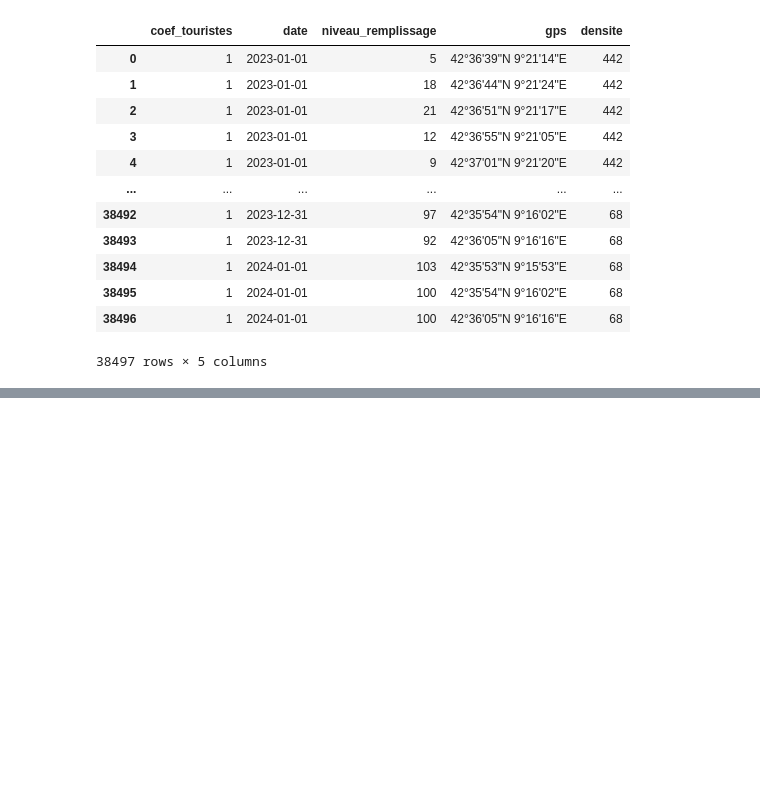
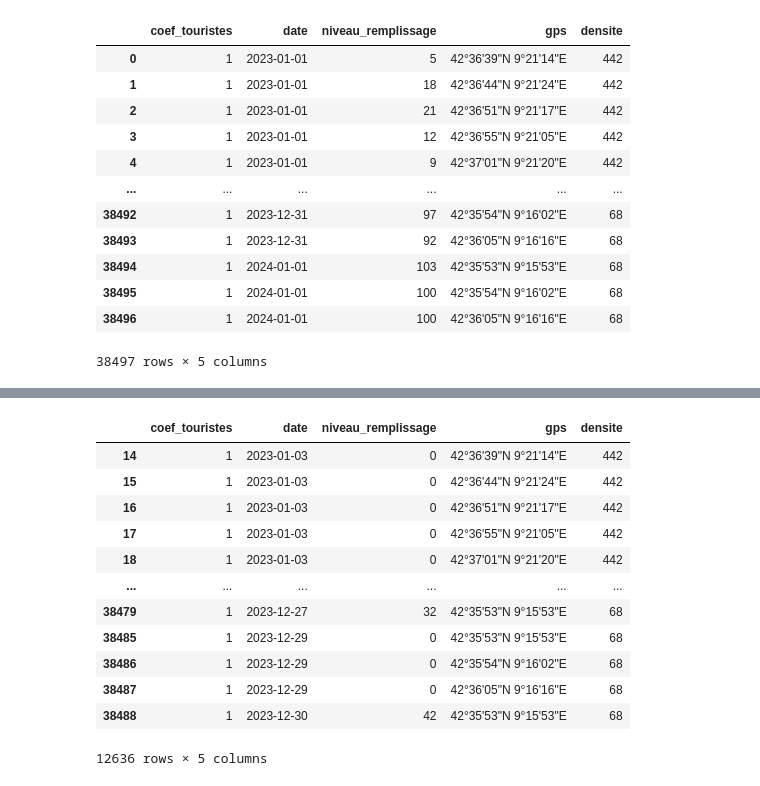
Before and after one commit to Edouard1er/smart-waste-manager-backend, a Jupyter notebook: backend/models/apprentissage_initial.ipynb, the cells around one changed output, grey strips where cells are left out. Cells and saved outputs as stored; diff of their text form; code cells hidden in the pictures; blank space fills up the shorter version.

```diff
--- a/backend/models/apprentissage_initial.ipynb
+++ b/backend/models/apprentissage_initial.ipynb
@@ -158,3 +195,32 @@ df
+# %%
+
+list_mask = []
+flag_next = False
+for tup in df.itertuples():
+    if tup.niveau_remplissage == 0:
+        flag_next = True
+        list_mask.append(True)
+    elif flag_next:
+        flag_next = False
+        list_mask.append(True)
+    else:
+        list_mask.append(False)
+
+df[list_mask]
+# %% [output]
+|  | coef_touristes | date | niveau_remplissage | gps | densite |
+| 14 | 1 | 2023-01-03 | 0 | 42°36'39"N 9°21'14"E | 442 |
+| 15 | 1 | 2023-01-03 | 0 | 42°36'44"N 9°21'24"E | 442 |
+| 16 | 1 | 2023-01-03 | 0 | 42°36'51"N 9°21'17"E | 442 |
+| 17 | 1 | 2023-01-03 | 0 | 42°36'55"N 9°21'05"E | 442 |
+| 18 | 1 | 2023-01-03 | 0 | 42°37'01"N 9°21'20"E | 442 |
+| ... | ... | ... | ... | ... | ... |
+| 38479 | 1 | 2023-12-27 | 32 | 42°35'53"N 9°15'53"E | 68 |
+| 38485 | 1 | 2023-12-29 | 0 | 42°35'53"N 9°15'53"E | 68 |
+| 38486 | 1 | 2023-12-29 | 0 | 42°35'54"N 9°16'02"E | 68 |
+| 38487 | 1 | 2023-12-29 | 0 | 42°36'05"N 9°16'16"E | 68 |
+| 38488 | 1 | 2023-12-30 | 42 | 42°35'53"N 9°15'53"E | 68 |
+12636 rows × 5 columns
 # %%
 target = "niveau_remplissage"
 df_y = df[target]
```
Also changed, not shown: parts of 6 cells of this notebook, 2 other files.
